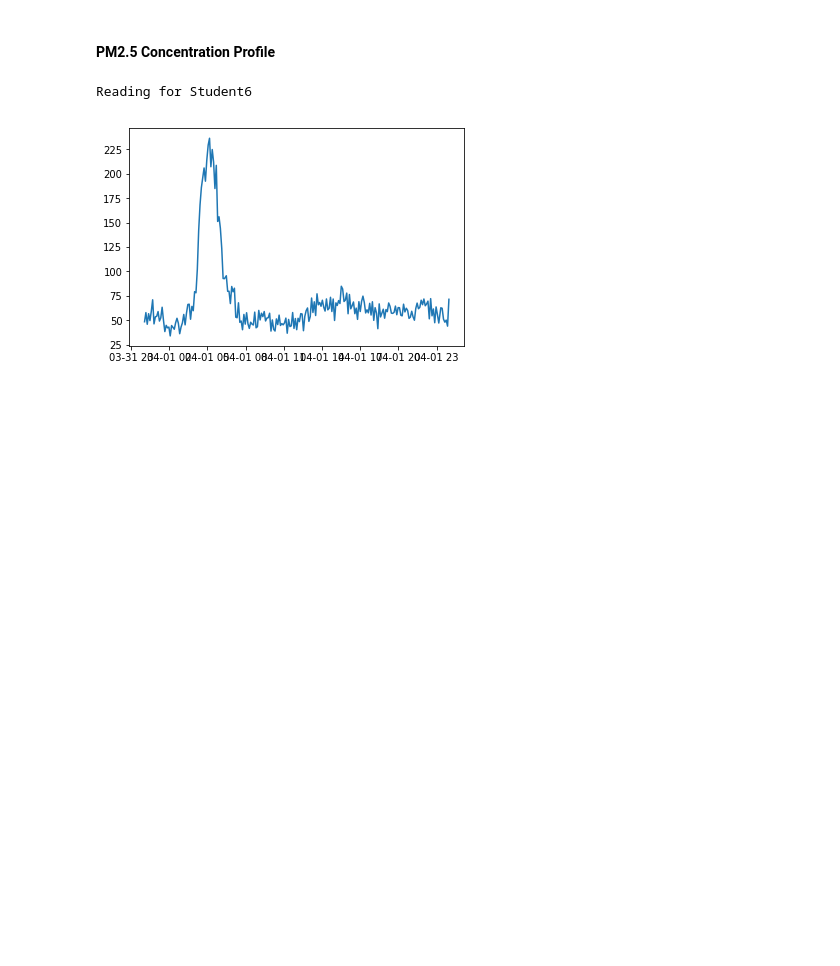
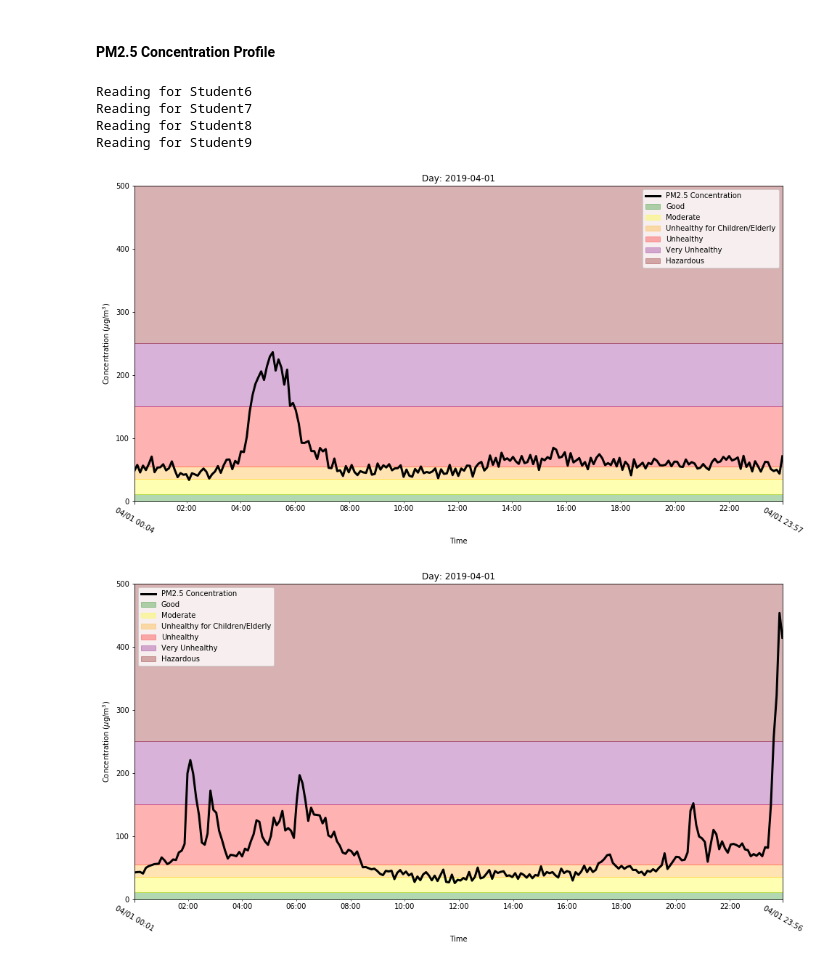
Before and after one commit to ccraddock/UT2000-SummerDashboard, a Jupyter notebook: UT2000_SummerDashboard_MasterNotebook.ipynb, the cells around one changed output. Saved outputs shown, nothing was run; the diff lists cells and outputs as text; code cells hidden in the pictures; blank space fills up the shorter version.

```diff
--- a/UT2000_SummerDashboard_MasterNotebook.ipynb
+++ b/UT2000_SummerDashboard_MasterNotebook.ipynb
@@ -21,6 +25,6 @@ The start and end dates are defaulted to the earliest and latest dates, respecti
 student_list = np.arange(2,10,1)
 start_date = '04/01/2019'
 end_date = '04/01/2019'
+# Getting the number of hours
 time_diff = datetime.strptime(end_date, '%m/%d/%Y') - datetime.strptime(start_date, '%m/%d/%Y')
-num_hours = int(divmod(time_diff.total_seconds(),3600)[0])
-print(num_hours)
+num_hours = int(divmod(time_diff.total_seconds(),3600)[0])+24 # add 24 because we import all of the last day
@@ -119,16 +121,22 @@ There are three main PM2.5 Concentration figures:
 # %% [markdown]
 #### PM2.5 Concentration Profile
 # %%
-#for name in Concentration_byStudent.index:
-print('Reading for', name)
+# Data Visualization Module
+%run ./Module_DataVisualization.ipynb
 
-Concentration_byStudent[name]['mo'] = Concentration_byStudent[name].index.month
-Concentration_byStudent[name]['day'] = Concentration_byStudent[name].index.day
-agg = Concentration_byStudent[name].groupby(['mo','day'])
-for group in agg:
-    group = pd.DataFrame(data=group[1])
-    fig, ax = plt.subplots()
-    ax.plot(group.index,group['PM2.5'])
+for name in Concentration_byStudent.index:
+    print('Reading for', name)
+
+    Concentration_byStudent[name]['mo'] = Concentration_byStudent[name].index.month
+    Concentration_byStudent[name]['day'] = Concentration_byStudent[name].index.day
+    agg = Concentration_byStudent[name].groupby(['mo','day'])
+    for group in agg:
+        group = pd.DataFrame(data=group[1])
+        get2VarTimeSeries(group.index,group['PM2.5'],'Concentration ($\mu$g/m$^3$)')
 # %% [output]
 Reading for Student6
+Reading for Student7
+Reading for Student8
+Reading for Student9
-[figure, old version]
+[figure, new version]
+[figure, added]
```
Also changed, not shown: parts of 4 cells of this notebook.
